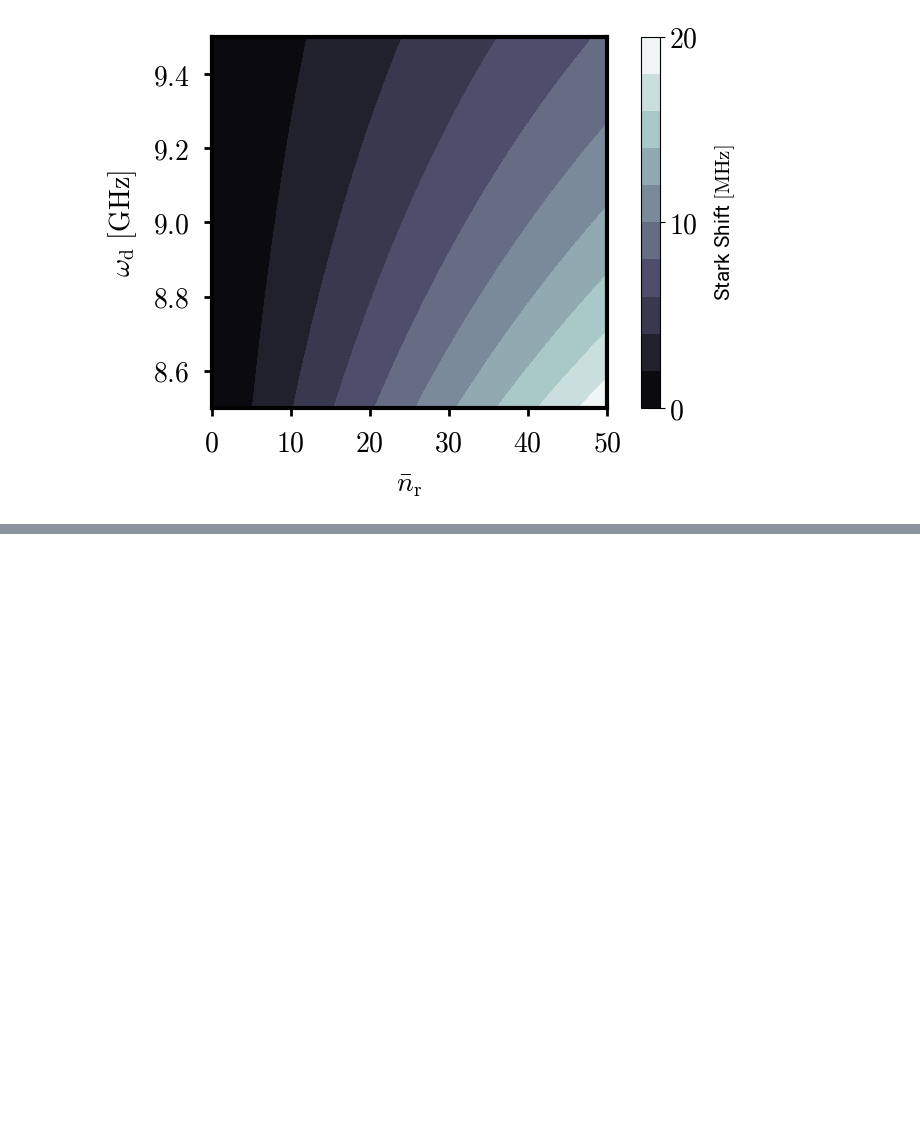
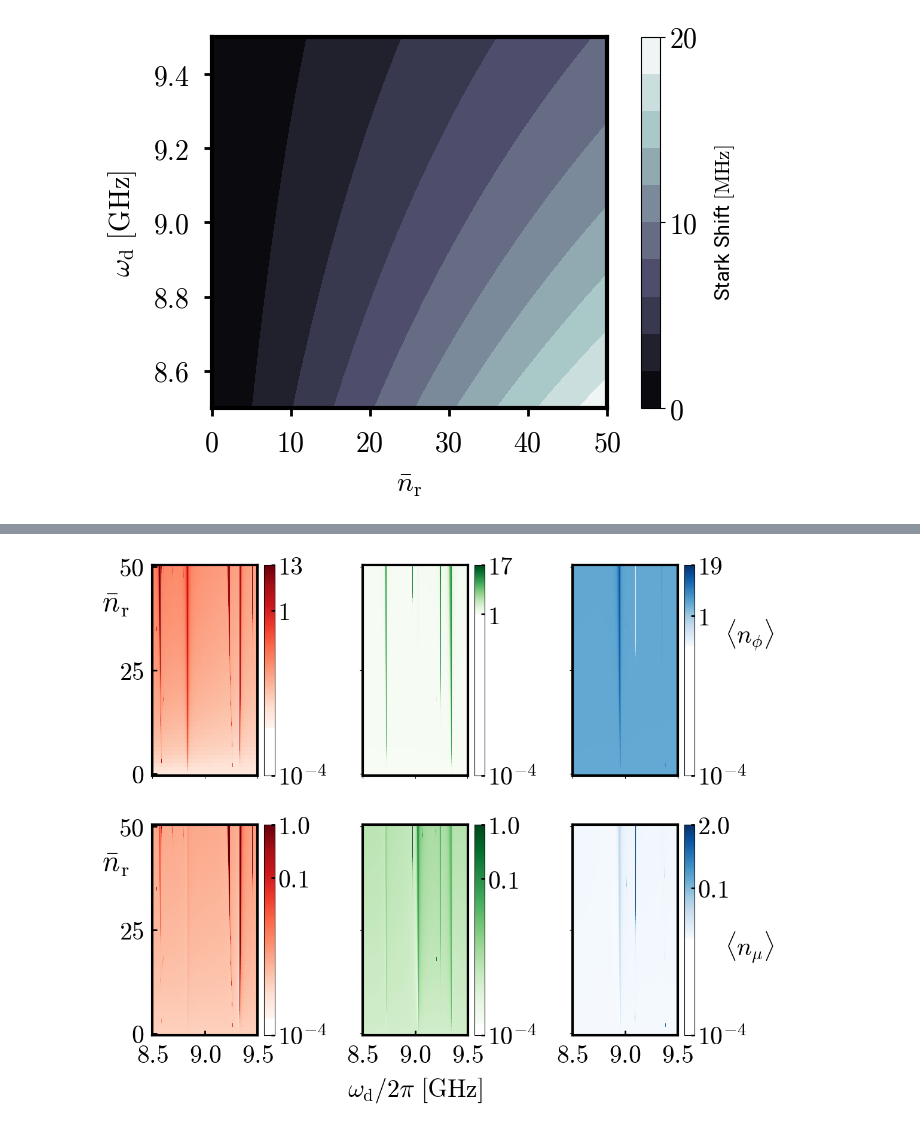
Before and after one commit to shraggy/Readout_simulations, a Jupyter notebook: refluxoniumcode/Supplement_Figures.ipynb, the cells around one changed output, grey strips where cells are left out. Saved outputs shown, nothing was run; the diff lists cells and outputs as text; code cells hidden in the pictures; blank space fills up the shorter version.

Commit message:
truncation data

```diff
--- a/refluxoniumcode/Supplement_Figures.ipynb
+++ b/refluxoniumcode/Supplement_Figures.ipynb
@@ -535,0 +554,86 @@ findfont: Font family 'Roboto Regular' not found.
+# %%
+#truncation figure
+
+par_files=np.load('par_truncate.npz')['arr_0']
+flux_files=np.load('flux_truncate.npz')['arr_0']
+cross_files=np.load('cross_truncate.npz')['arr_0']
+
+# Set your thresholds
+par_threshold = 4
+flux_threshold = 19
+
+# Mask values above the threshold with np.nan
+par_files = np.where(par_files > par_threshold, np.nan, par_files)
+flux_files = np.where(flux_files > flux_threshold, np.nan, flux_files)
+# %%
+#Figure 3
+mpl.rcParams['mathtext.fontset']='cm'
+nr=np.linspace(0,50,51)# We will be able to see enough transitions within these many readout photons
+omega_d=np.linspace(8.5,9.5,1000)
+fig,ax=plt.subplots(2,3,figsize=(12,10), sharey=True, sharex=True)
+#plt.rc('font', family='Roboto Regular')
+c=['Reds','Greens','Blues','Purples']
+import matplotlib.ticker as mticker
+for i in range(3):#plot the first four states
+
+    a=ax[0,i].pcolormesh(omega_d,nr,np.log(np.transpose(flux_files[i,:,:])),cmap=c[i])
+    cbar = fig.colorbar(a,ax=ax[0,i])
+    if i==2:
+        cbar.ax.set_ylabel(r"$\langle n_\phi\rangle$",fontsize=30,rotation=360,y=0.75)
+    cbar.ax.yaxis.set_major_formatter('{x:0<5.1f}')
+    #cmin=np.min(np.transpose(flux_ex[:,i,:]))
+    cmin=10**(-4)
+    cmid=1
+    cmax=np.nanmax(np.transpose(flux_files[i,:,:]))
+    #cmid=np.min(np.transpose(flux_files[:,i,:]))+1
+
+    print(cmin,cmid,cmax)
+    if i==0:
+        cbar.ax.set_yticks([np.log(cmin),np.log(cmid),np.log(cmax)],[r"$10^{-4}$",r"$1$",r"$13$"],fontsize=30)
+    if i==1:
+        cbar.ax.set_yticks([np.log(cmin),np.log(cmid),np.log(cmax)],[r"$10^{-4}$",r"$1$",r"$17$"],fontsize=30)
+    if i==2:
+        cbar.ax.set_yticks([np.log(cmin),np.log(cmid),np.log(cmax)],[r"$10^{-4}$",r"$1$",r"$19$"],fontsize=30)
+    cbar.ax.tick_params( length=4,width=2,direction = 'in')
+    for axis in ['top','bottom','left','right']:
+        cbar.ax.spines[axis].set_linewidth(3)
+        cbar.ax.spines[axis].set_linewidth(3)
+
+    b=ax[1,i].pcolormesh(omega_d,nr,np.log(np.transpose(par_files[i,:,:])),cmap=c[i])
+    cbar=plt.colorbar(b, ax=ax[1, i])
+    if i==2:
+        cbar.ax.set_ylabel(r"$\langle n_\mu\rangle$",fontsize=30,rotation=360)
+    #cmin=np.min(np.transpose(par_ex[:,i,:]))
+    cmin=10**(-4)
+    cmax=np.nanmax(np.transpose(par_files[i,:,:]))
+    cmid=0.1
+    print(cmin,cmid,cmax)
+    if i==2:
+        cbar.ax.set_yticks([np.log(cmin),np.log(cmid),np.log(cmax)],[r"$10^{-4}$",r"$0.1$",r"$2.0$"],fontsize=30)
+    else:
+        cbar.ax.set_yticks([np.log(cmin),np.log(cmid),np.log(cmax)],[r"$10^{-4}$",r"$0.1$",r"$1.0$"],fontsize=30)
+    cbar.ax.tick_params( length=4,width=2,direction = 'in')
+    for axis in ['top','bottom','left','right']:
+        cbar.ax.spines[axis].set_linewidth(3)
+        cbar.ax.spines[axis].set_linewidth(3)
+
+for i in [0,1]:
+    ax[i,0].set_yticks(np.linspace(0,50,3),[r"$0$",r"$25$",r"$50$"],fontsize=30)
+    ax[i,0].set_ylabel(r"$\bar n_\mathrm{r}$",fontsize=35,rotation=360,y=0.75)
+    ax[i,0].tick_params(axis="y", direction='in', length=6, width=2, which='major',pad=10)
+for i in [0,1,2]:
+    ax[1,i].set_xticks(np.linspace(8.5,9.5,3),[r"$8.5$",r"$9.0$",r"$9.5$"],fontsize=30)
+    if i==1:
+        ax[1,i].set_xlabel(r"$\omega_\mathrm{d}/2\pi \ \mathrm{[GHz]}$",fontsize=30,labelpad=10)
+    ax[1,i].tick_params(axis="x", direction='in', length=6, width=2,pad=10)
+for i in [0,1]:
+    for j in [0,1,2]:
+        for axis in ['top','bottom','left','right'] :
+            ax[i,j].spines[axis].set_linewidth(3)
+            ax[i,j].spines[axis].set_linewidth(3)
+
+fig.tight_layout(pad=3)
+plt.savefig("Paper_Figures/Floquet_log.pdf",bbox_inches='tight',dpi=300)
+
+plt.show()
+# %% [output]
@@ -535,0 +646 @@ findfont: Font family 'Roboto Regular' not found.
+[figure, added]
```
Also changed, not shown: parts of 7 cells of this notebook, 17 other files.
